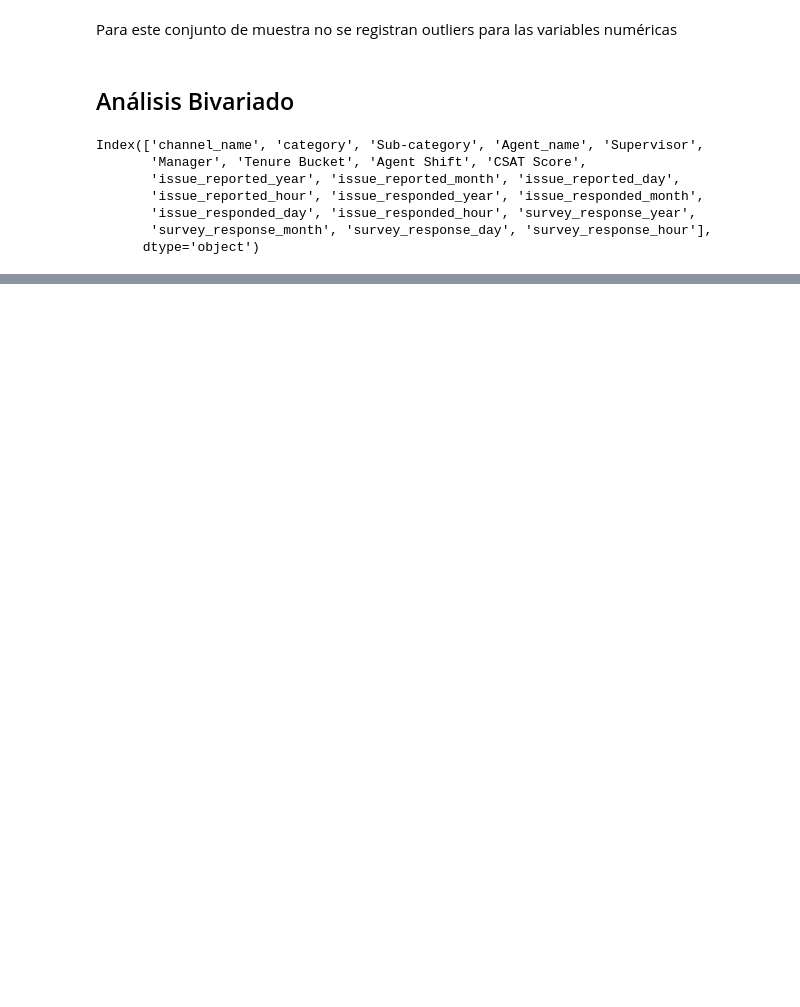
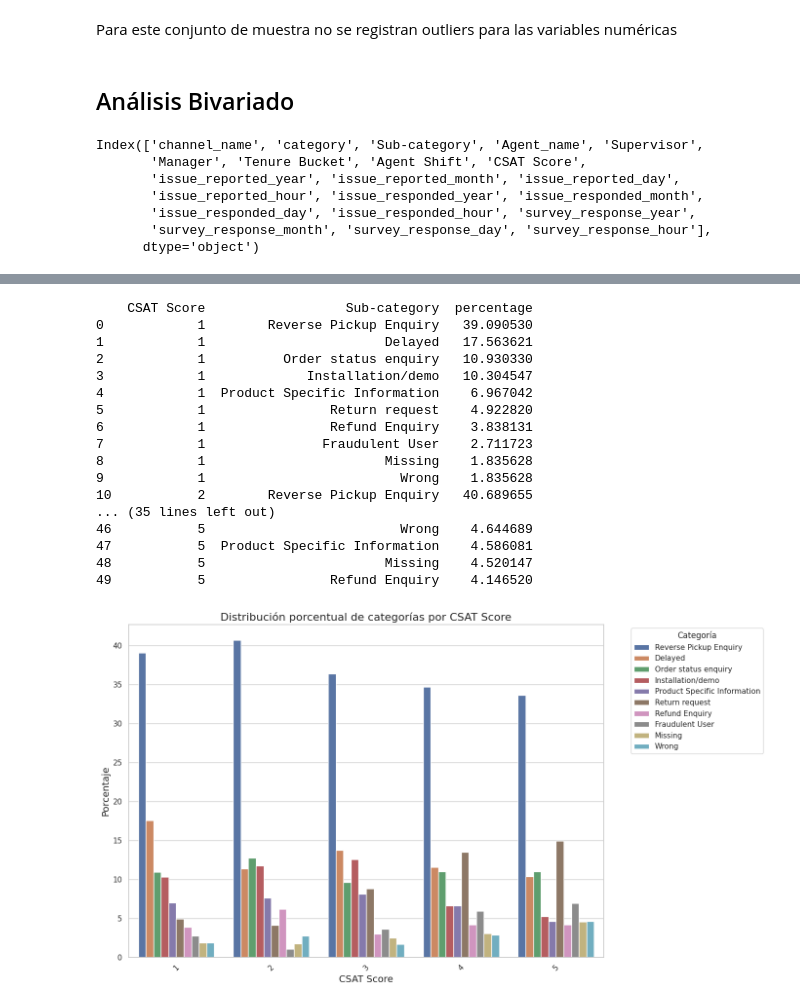
Before and after one commit to Rogerguillen1996/satifacci-n_cliente_ML, a Jupyter notebook: notebooks/EDA_customer_satisfaction.ipynb, the cells around one changed output, grey strips where cells are left out. Drawn from its saved outputs; the diff is of its cells as text; code cells hidden in the pictures; blank space fills up the shorter version.

```diff
--- a/notebooks/EDA_customer_satisfaction.ipynb
+++ b/notebooks/EDA_customer_satisfaction.ipynb
@@ -372,0 +596,13 @@ for column in data.columns:
+# %%
+top_10_categories = data['Sub-category'].value_counts().nlargest(10).index
+filtered_data = data[data['Sub-category'].isin(top_10_categories)]
+
+
+# Calcular el porcentaje de ocurrencia de cada categoría en 'category' para cada valor único de 'CSAT Score'
+percentage_distribution = filtered_data.groupby('CSAT Score')['Sub-category'].value_counts(normalize=True) * 100
+
+# Asignar nombres a las columnas
+percentage_distribution = percentage_distribution.rename('percentage')
+
+# Imprimir el resultado
+percentage_distribution
@@ -372,0 +627,42 @@ for column in data.columns:
+# %%
+
+
+# Asignar nombres a las columnas
+percentage_distribution = percentage_distribution.rename('percentage').reset_index()
+
+# Imprimir el resultado
+print(percentage_distribution)
+
+# Crear el gráfico de barras apiladas
+plt.figure(figsize=(14, 8))
+sns.barplot(x='CSAT Score', y='percentage', hue='Sub-category', data=percentage_distribution)
+
+# Mejorar el gráfico
+plt.title('Distribución porcentual de categorías por CSAT Score', fontsize=16)
+plt.xlabel('CSAT Score', fontsize=14)
+plt.ylabel('Porcentaje', fontsize=14)
+plt.legend(title='Categoría', bbox_to_anchor=(1.05, 1), loc='upper left')
+plt.xticks(rotation=45)
+plt.tight_layout()
+
+# Mostrar el gráfico
+plt.show()
+# %% [output]
+    CSAT Score                  Sub-category  percentage
+0            1        Reverse Pickup Enquiry   39.090530
+1            1                       Delayed   17.563621
+2            1          Order status enquiry   10.930330
+3            1             Installation/demo   10.304547
+4            1  Product Specific Information    6.967042
+5            1                Return request    4.922820
+6            1                Refund Enquiry    3.838131
+7            1               Fraudulent User    2.711723
+8            1                       Missing    1.835628
+9            1                         Wrong    1.835628
+10           2        Reverse Pickup Enquiry   40.689655
+... (35 lines left out)
+46           5                         Wrong    4.644689
+47           5  Product Specific Information    4.586081
+48           5                       Missing    4.520147
+49           5                Refund Enquiry    4.146520
+[figure, added]
```
Also changed, not shown: parts of 37 cells of this notebook, 1 other file.
